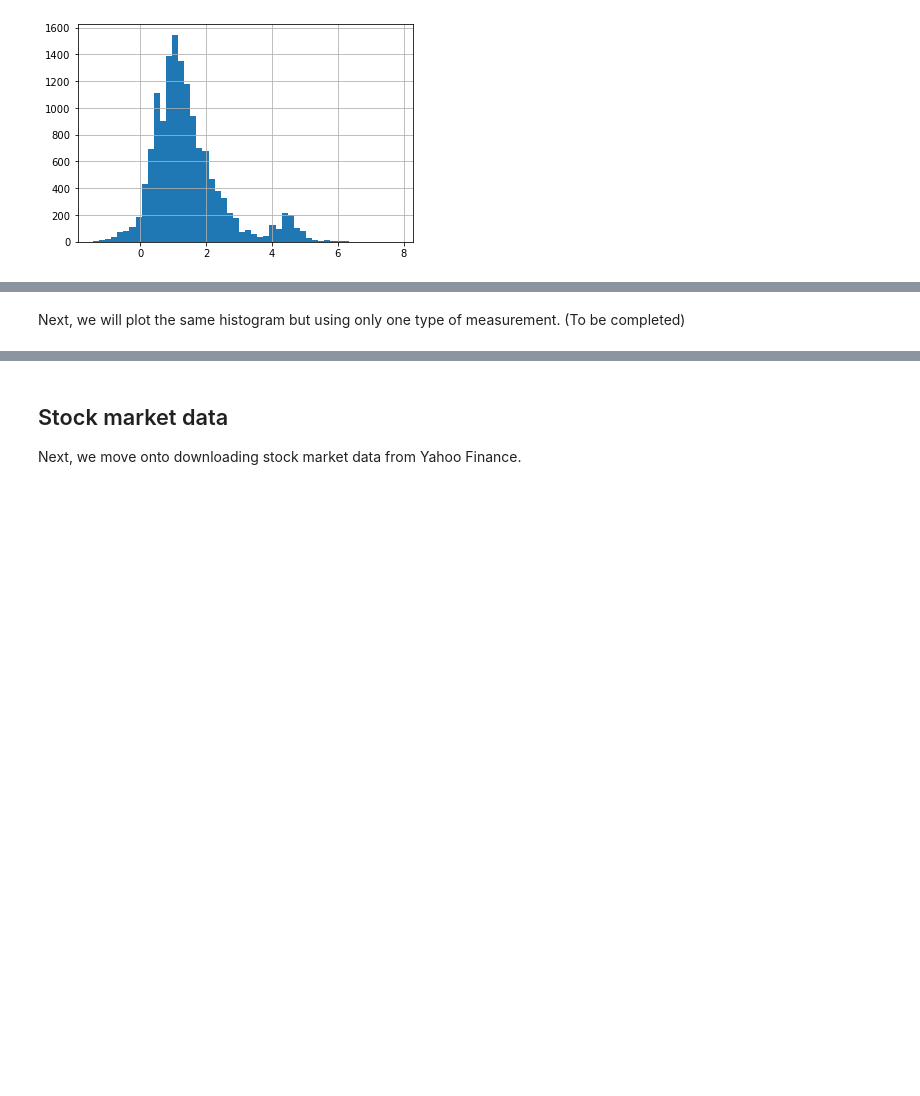
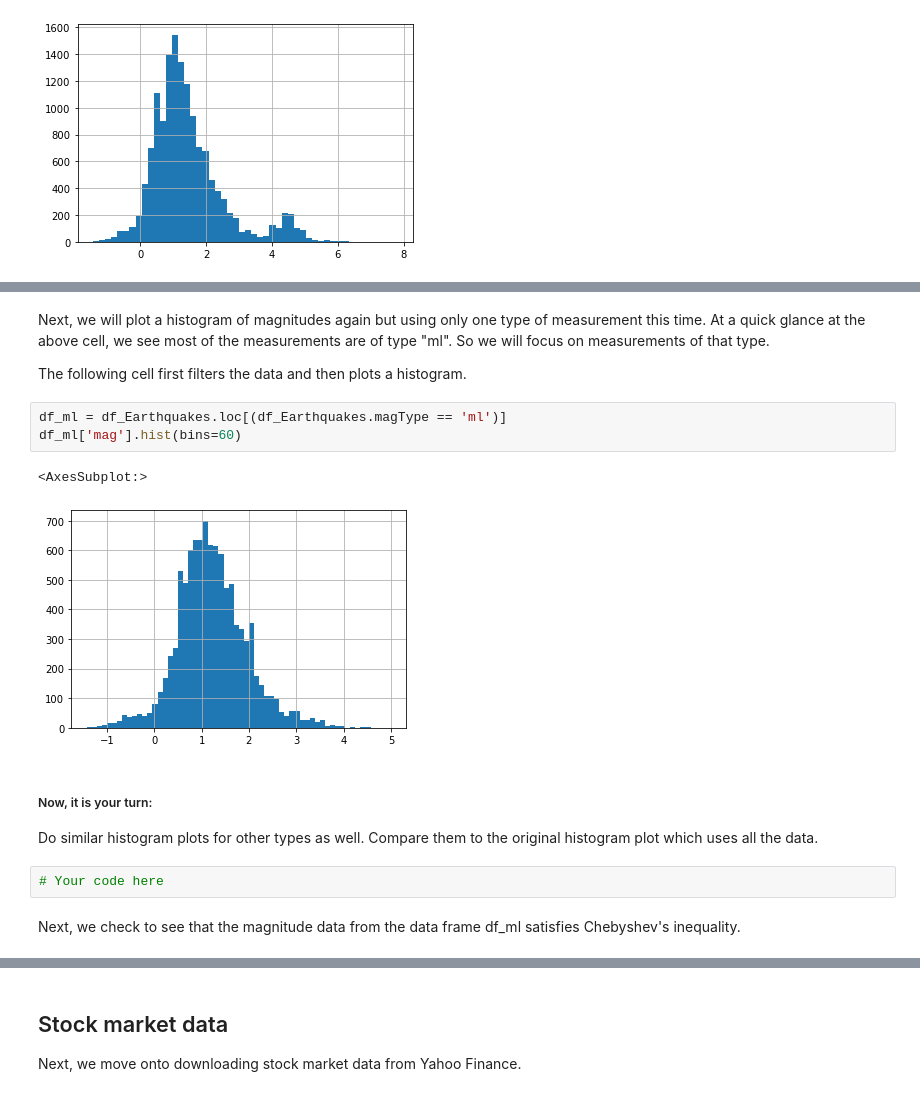
Before and after one commit to ArianNadjim/Tripods, a Jupyter notebook: PythonVershynin/Analyzing Real Life Data with Pandas.ipynb, the cells around one changed output, grey strips where cells are left out. Saved outputs shown, nothing was run; the diff lists cells and outputs as text; blank space fills up the shorter version.

Commit message:
Earthquake section extended. Overall improvments.

```diff
--- a/PythonVershynin/Analyzing Real Life Data with Pandas.ipynb
+++ b/PythonVershynin/Analyzing Real Life Data with Pandas.ipynb
@@ -154,5 +154,21 @@ dfGroupByMagnitudeTypes.count()
 | mwr | 24 | 24 | 24 | 24 | 24 | 0 | 24 | 24 | 24 | 24 | ... | ... |
 | mww | 99 | 99 | 99 | 99 | 99 | 0 | 98 | 98 | 99 | 99 | ... | ... |
 8 rows × 21 columns
-# %% [markdown]
-Next, we will plot the same histogram but using only one type of measurement. (To be completed)
+# %% [markdown]
+Next, we will plot a histogram of magnitudes again but using only one type of measurement this time. At a quick glance at the above cell, we see most of the measurements are of type "ml". So we will focus on measurements of that type.
+
+The following cell first filters the data and then plots a histogram.
+# %%
+df_ml = df_Earthquakes.loc[(df_Earthquakes.magType == 'ml')]
+df_ml['mag'].hist(bins=60)
+# %% [output]
+<AxesSubplot:>
+[figure, added]
+# %% [markdown]
+##### Now, it is your turn:
+
+Do similar histogram plots for other types as well. Compare them to the original histogram plot which uses all the data.
+# %%
+# Your code here
+# %% [markdown]
+Next, we check to see that the magnitude data from the data frame df_ml satisfies Chebyshev's inequality.
```
Also changed, not shown: parts of 16 cells of this notebook.
